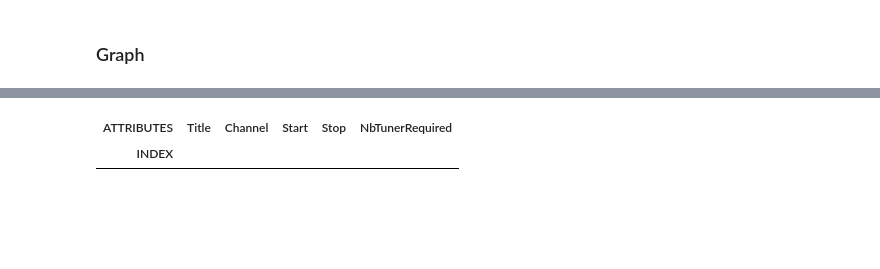
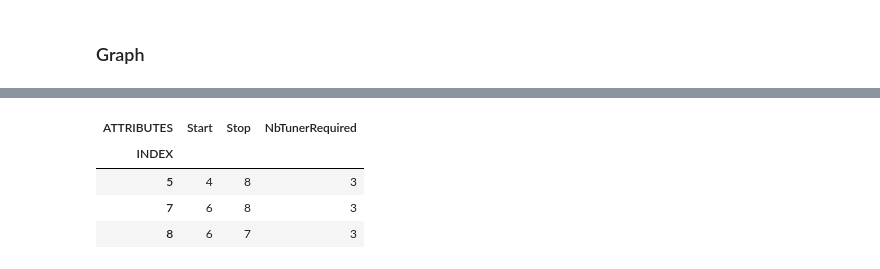
Before and after one commit to mathieugouin/rpiDvr, a Jupyter notebook: tools/playground.ipynb, the cells around one changed output, grey strips where cells are left out. Cells and saved outputs as stored; diff of their text form; code cells hidden in the pictures; blank space fills up the shorter version.

```diff
--- a/tools/playground.ipynb
+++ b/tools/playground.ipynb
@@ -66,9 +70,11 @@ pandas._libs.tslibs.timedeltas.Timedelta
 # %% [markdown]
 ### Fudged Data
 # %%
-#df = pd.DataFrame({'Start': [ 0, 0, 1, 2, 3, 4, 5, 6, 6],
-#                   'Stop' : [ 1, 4, 2, 3, 4, 8, 6, 7, 8]})
-#df.sort_values(by=['Start', 'Stop'], ascending=[True, False], inplace=True, ignore_index=True)
-#df.rename_axis('ATTRIBUTES', axis='columns', inplace=True)
-#df.rename_axis('INDEX', axis='index', inplace=True)
-#df
+# """
+df = pd.DataFrame({'Start': [ 0, 0, 1, 2, 3, 4, 5, 6, 6, 9],
+                   'Stop' : [ 1, 4, 2, 3, 4, 8, 6, 7, 8, 10]})
+df.sort_values(by=['Start', 'Stop'], ascending=[True, False], inplace=True, ignore_index=True)
+df.rename_axis('ATTRIBUTES', axis='columns', inplace=True)
+df.rename_axis('INDEX', axis='index', inplace=True)
+df
+# """
@@ -149,0 +118,12 @@ dtype: int64
+# %%
+data = []
+for index, row in df.iterrows():
+    data.append([row['Start'], 1, index])
+    data.append([row['Stop'], 0, index])
+
+dfa = pd.DataFrame(data=data, columns=['Time', 'Type', 'RecIndex'])
+dfa.sort_values(by=['Time', 'Type', 'RecIndex'], ascending=[True, True, True], inplace=True, ignore_index=True)
+dfa.rename_axis('ATTRIBUTES', axis='columns', inplace=True)
+dfa.rename_axis('INDEX', axis='index', inplace=True)
+
+dfa
@@ -150,5 +161,4 @@ dtype: int64
 # %%
-dfr = df.copy()
-dfr['NbTunerRequired'] = dfa.sum()
-dfr
+df['NbTunerRequired'] = 0
+df.head()
 # %% [output]
@@ -172,0 +172,11 @@ dfr
+# %%
+recording_stack = []
+for index, row in dfa.iterrows():
+    if row['Type'] > 0: # Start
+        recording_stack.append(row['RecIndex'])
+        df.loc[recording_stack, 'NbTunerRequired'] = len(recording_stack)
+        if len(recording_stack) > check.MAX_CONCURRENT_RECORDING:
+            print('--------------------------------------------------')
+            print(df.loc[recording_stack])
+    else:
+        _ = recording_stack.pop()
@@ -173,8 +190,11 @@ dfr
 # %%
-dfr[dfr['NbTunerRequired'] > 2]
+df[df['NbTunerRequired'] > check.MAX_CONCURRENT_RECORDING]
 # %% [output]
-| ATTRIBUTES | Title | Channel | Start | Stop | NbTunerRequired |
-| INDEX |  |  |  |  |  |
+| ATTRIBUTES | Start | Stop | NbTunerRequired |
+| INDEX |  |  |  |
+| 5 | 4 | 8 | 3 |
+| 7 | 6 | 8 | 3 |
+| 8 | 6 | 7 | 3 |
 # %%
 check.analyze_df(df)
 # %% [output]
```
Also changed, not shown: parts of 21 cells of this notebook, 1 other file.
